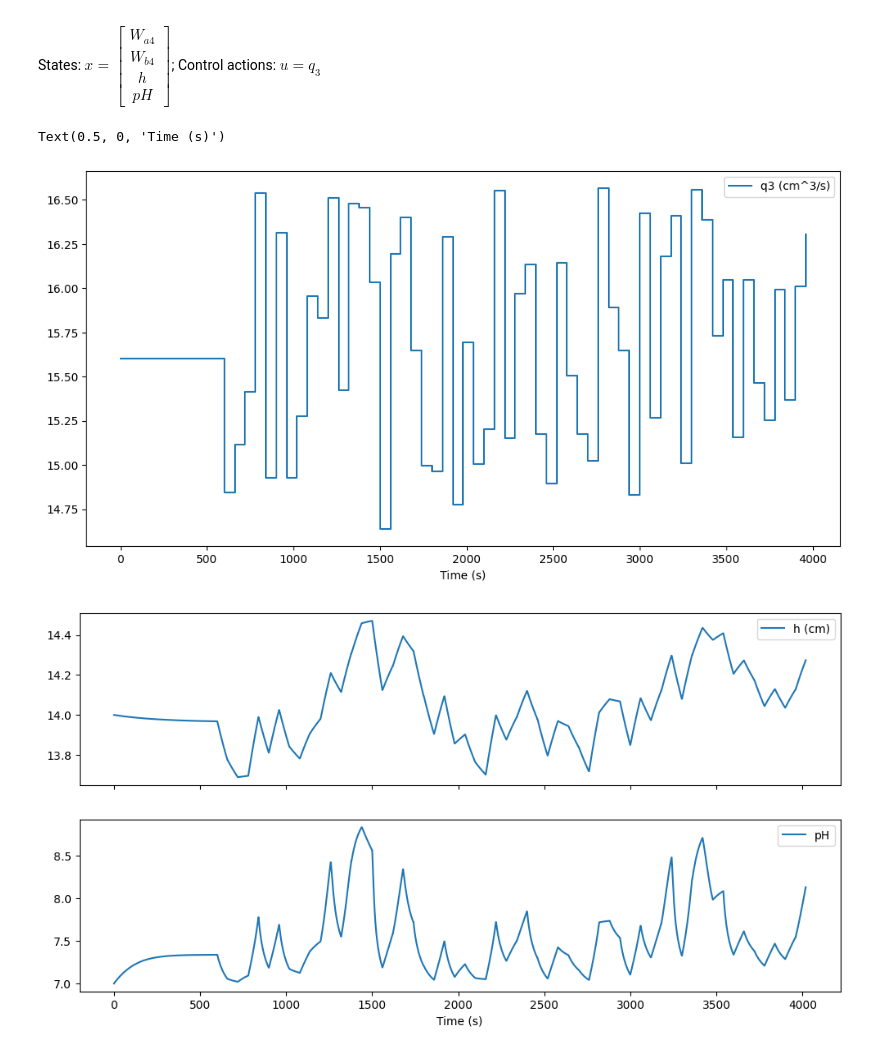
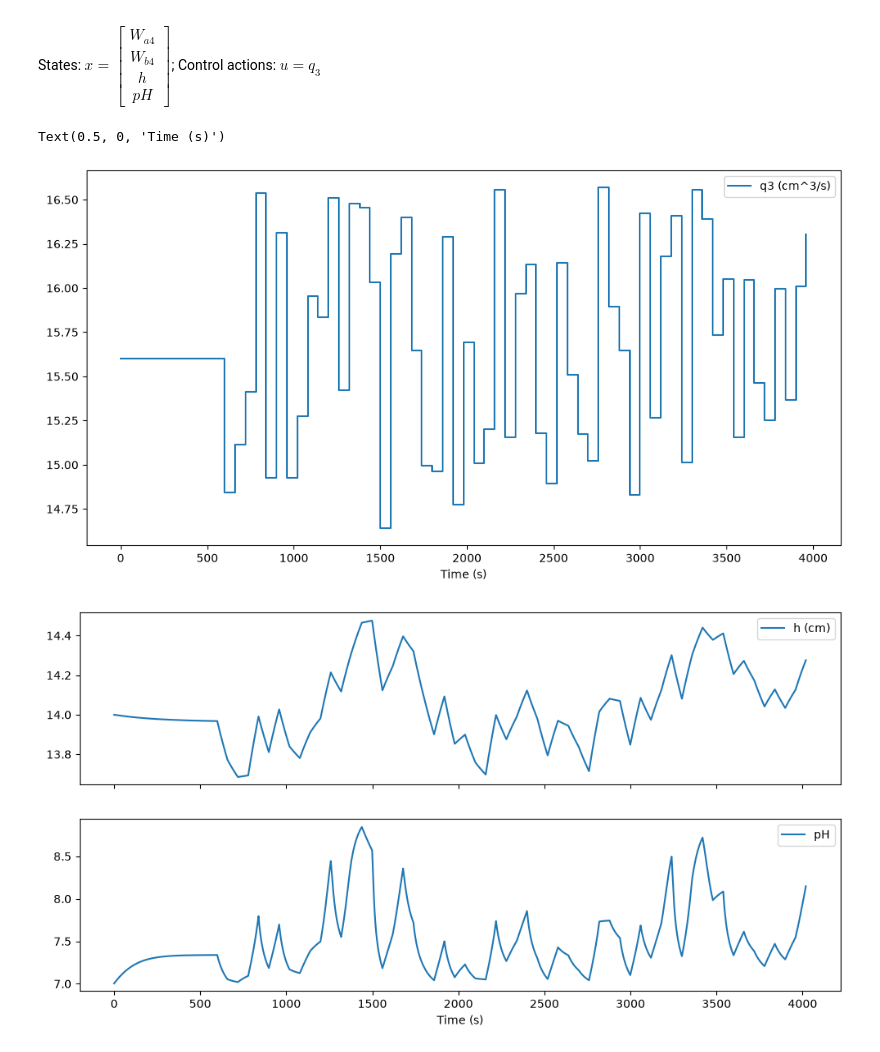
Before and after one commit to ggonzm/benchmark-systems, a Jupyter notebook: examples/simulations_symbolic.ipynb, the cells around one changed output. Saved outputs shown, nothing was run; the diff lists cells and outputs as text; code cells hidden in the pictures.

Commit message:
Update simulation examples for evaluation grids

```diff
--- a/examples/simulations_symbolic.ipynb
+++ b/examples/simulations_symbolic.ipynb
@@ -247,7 +248,7 @@ batch_states = np.array([[] for _ in range(4)])
 for u_k in u:
     # Solve the system for 1 minute, taking 100 samples in that interval
     states = solve_ivp_casadi(batch_bioreactor(S_in=200, mu_max=0.02, K_m=0.05, K_i=5, v=0.04, Y_x=0.5, Y_p=1.2), t_span=(0, duration),
-                              y0 = [1, 0.5, 0, 120] if batch_states.size == 0 else batch_states[:, -1], u=u_k, N=int(duration/Ts))
+                              y0 = [1, 0.5, 0, 120] if batch_states.size == 0 else batch_states[:, -1], u=u_k, t_eval=np.linspace(Ts, duration, int(duration/Ts)))
     # Append the states
     batch_states = np.hstack([batch_states, states.y])
 
@@ -305,7 +306,7 @@ cstr_states = np.array([[] for _ in range(4)])
 for F_k, dQ_k in u:
     # Solve the system for 0.01 hours, taking 100 samples in that interval
     states = solve_ivp_casadi(cstr(**arrhenius_eqs, **reactor, **in_flow, **coolant), t_span=(0, step_duration),
-                                y0 = [0.8, 0.5, 134.14, 130] if cstr_states.size == 0 else cstr_states[:, -1], u=[F_k, dQ_k], N=int(step_duration/Ts))
+                                y0 = [0.8, 0.5, 134.14, 130] if cstr_states.size == 0 else cstr_states[:, -1], u=[F_k, dQ_k], t_eval=np.linspace(Ts, step_duration, int(step_duration/Ts)))
     # Append the states
     cstr_states = np.hstack([cstr_states, states.y])
 
@@ -398,9 +399,9 @@ refs = np.array([[0, 0, 8], [3, 2, 5], [1, 1, 8]]) # References to follow in the
 quadrotor_states = np.array([[] for _ in range(12)])
 for ref in refs:
     states = solve_ivp_casadi(cl_quadrotor_fn, t_span=(0, t_ref), y0=y0 if quadrotor_states.size == 0 else quadrotor_states[:, -1],
-                              N=int(t_ref/dt), u=ref)
+                              t_eval=np.linspace(dt, t_ref, int(t_ref/dt)), u=ref)
     quadrotor_states = np.hstack([quadrotor_states, states.y])
-t = np.linspace(0, 3*t_ref, quadrotor_states.shape[1])
+t = np.arange(dt, 3*t_ref + dt, dt)
 
 # Plot references
 for i in range(3):
@@ -469,12 +470,12 @@ initial_guess = [
 simulation_time = 15*3600 # seconds
 # %%
 oil_well_states = solve_dae_casadi(oil_well(**annulus_params, **gas_params, **tubing_params, **bottom_hole_params, **reservoir_params, **oil_params),
-                                  t_span=(0, simulation_time), y0=initial_guess + [0]*8, yp0=np.zeros(11), u=u_well, N=simulation_time,
+                                  t_span=(0, simulation_time), y0=initial_guess + [0]*8, yp0=np.zeros(11), u=u_well,
+                                  t_eval=np.linspace(1, simulation_time, simulation_time),
                                   opts={'reltol': 1e-6, 'abstol': 1e-6})
 
-# First sample is the initial guess. We remove it.
-t = oil_well_states.t[:-1]/3600 # hours
-x_0, x_1, x_2, w_G_in, P_at, P_ab, P_bh, P_tt, w_out, *_ = [state[1:] for state in oil_well_states.y]
+t = oil_well_states.t/3600 # hours
+x_0, x_1, x_2, w_G_in, P_at, P_ab, P_bh, P_tt, w_out, *_ = [state for state in oil_well_states.y]
 
 # Regroup the states
 masses = [x_0, x_1, x_2]
@@ -544,33 +545,34 @@ q2 = 0.55 # cm^3/s
 q3 = np.full(len(k), 15.6) # cm^3/s
 q3[10:] += rangen.uniform(-1, 1, len(k)-10) # cm^3/s
 
 # Simulation of the neutralization process ... Every setpoint is held for 30 seconds
 ph_states = np.array([[] for _ in range(4)])
 ph_states_dot = np.array([[] for _ in range(4)])
 for u_k in q3:
     # Solve the system keeping u_k for 30 seconds, taking a sample every second
     states = solve_dae_casadi(neutralization(**reactor_params, **buffer_tank_params, **acid_inflow, **buffer_inflow, **base_inflow, **dissociation_constants, q1=q1, d=q2),
                                 t_span=(0, step_duration),
                                 y0 = [-4.32e-4, 5.28e-4, 14, 7] if ph_states.size == 0 else ph_states[:, -1],
                                 yp0 = np.zeros(4) if ph_states_dot.size == 0 else ph_states_dot[:, -1],
-                                u=u_k, N=int(step_duration/Ts))
+                                t_eval=np.linspace(Ts, step_duration, int(step_duration/Ts)),
+                                u=u_k)
     # Append the states
     ph_states = np.hstack([ph_states, states.y])
     ph_states_dot = np.hstack([ph_states_dot, states.yp])
 
 # Plot q3
 plt.figure()
 plt.step(k, q3, label='q3 (cm^3/s)', where='post')
 plt.legend()
 plt.xlabel('Time (s)')
 
 # Plot measured states
 fig, axs = plt.subplots(2, 1, sharex=True)
 for i, label in enumerate(['h (cm)', 'pH']):
     axs[i].plot(np.arange(0, duration, Ts), ph_states[i+2], label=label)
     axs[i].legend()
 axs[-1].set_xlabel('Time (s)')
 # %% [output]
 Text(0.5, 0, 'Time (s)')
-[figure, old version]
+[figure, new version]
-[figure, old version]
+[figure, new version]
```
Also changed, not shown: parts of 12 cells of this notebook, 3 other files.
